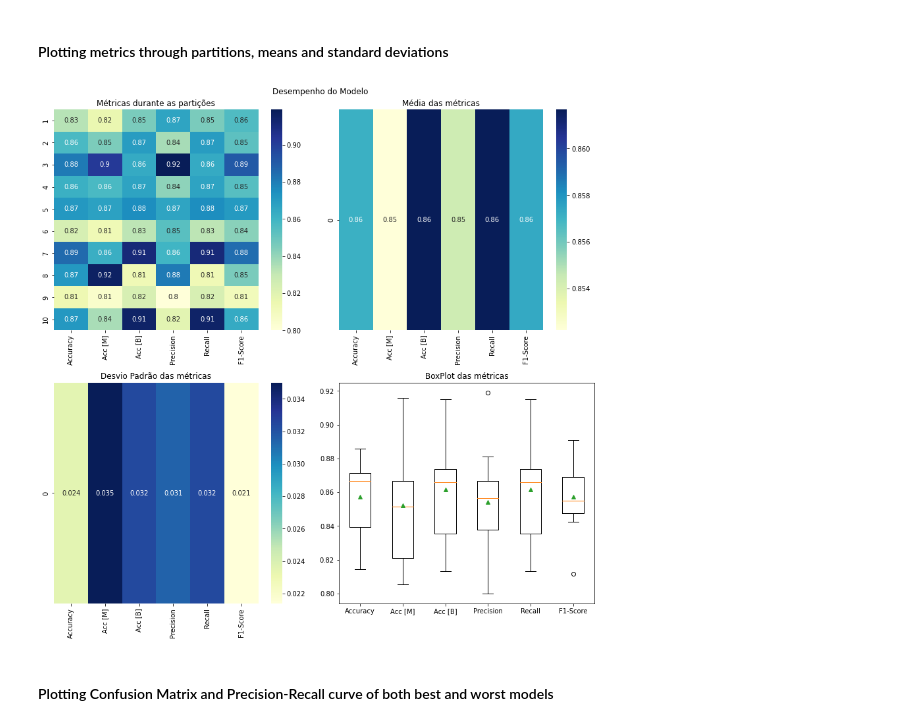
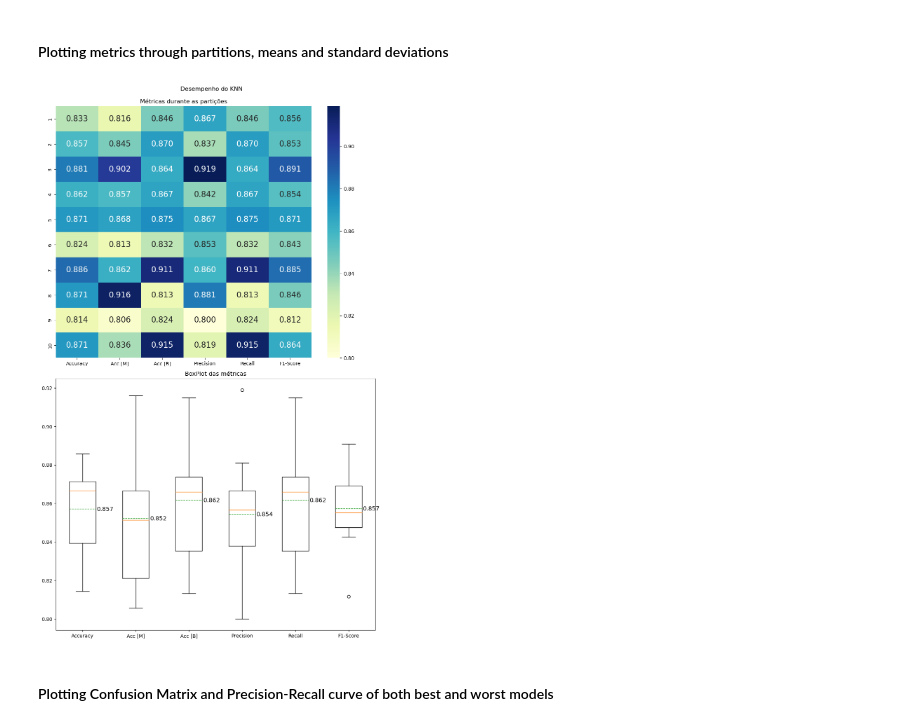
Before and after one commit to rabdiego/final_aprendizagem, a Jupyter notebook: models/knn/train_test.ipynb, the cells around one changed output. Saved outputs shown, nothing was run; the diff lists cells and outputs as text; code cells hidden in the pictures.

Commit message:
Simplified plots

```diff
--- a/models/knn/train_test.ipynb
+++ b/models/knn/train_test.ipynb
@@ -111,26 +108,27 @@ for i, (train_index, test_index) in tqdm(enumerate(fold.split(attributes))):
 # %% [markdown]
 #### Plotting metrics through partitions, means and standard deviations
 # %%
-fig, ax = plt.subplots(2, 2, figsize=(12, 12))
+fig, ax = plt.subplots(2, 1, figsize=(10, 16))
 
 xlabels = ['Accuracy', 'Acc [M]', 'Acc [B]', 'Precision', 'Recall', 'F1-Score']
 
-per_fold = sns.heatmap(metrics, annot=True, xticklabels=xlabels, yticklabels=range(1, 11), ax=ax[0][0], cmap='YlGnBu')
-means = sns.heatmap(np.mean(metrics, axis=0).reshape(1, -1), annot=True, xticklabels=xlabels, ax=ax[0][1], cmap='YlGnBu')
-std = sns.heatmap(np.std(metrics, axis=0).reshape(1, -1), annot=True, xticklabels=xlabels, ax=ax[1][0], cmap='YlGnBu')
-ax[1][1].boxplot(metrics, labels=xlabels, showmeans=True)
+per_fold = sns.heatmap(metrics, annot=True, xticklabels=xlabels, yticklabels=range(1, 11), ax=ax[0], cmap='YlGnBu', annot_kws={"size": 16}, fmt='.3f')
+bp = ax[1].boxplot(metrics, labels=xlabels, showmeans=True, meanline=True)
 
-fig.suptitle('Desempenho do Modelo')
-ax[0][0].set_title('Métricas durante as partições')
-ax[0][1].set_title('Média das métricas')
-ax[1][0].set_title('Desvio Padrão das métricas')
-ax[1][1].set_title('BoxPlot das métricas')
+for i, line in enumerate(bp['means']):
+    x, y = line.get_xydata()[1]
+    text = '{:.3f}'.format(metrics.mean(axis=0)[i])
+    ax[1].annotate(text, xy=(x + 0.02, y-0.001), fontsize=12)
+
+fig.suptitle('Desempenho do KNN', y=0.994)
+ax[0].set_title('Métricas durante as partições')
+ax[1].set_title('BoxPlot das métricas')
 
 fig.tight_layout()
 
 fig.savefig('./charts/metrics.svg')
 # %% [output]
-[figure, old version]
+[figure, new version]
 # %% [markdown]
 #### Plotting Confusion Matrix and Precision-Recall curve of both best and worst models
 # %%
```
Also changed, not shown: parts of 2 cells of this notebook, 18 other files.
